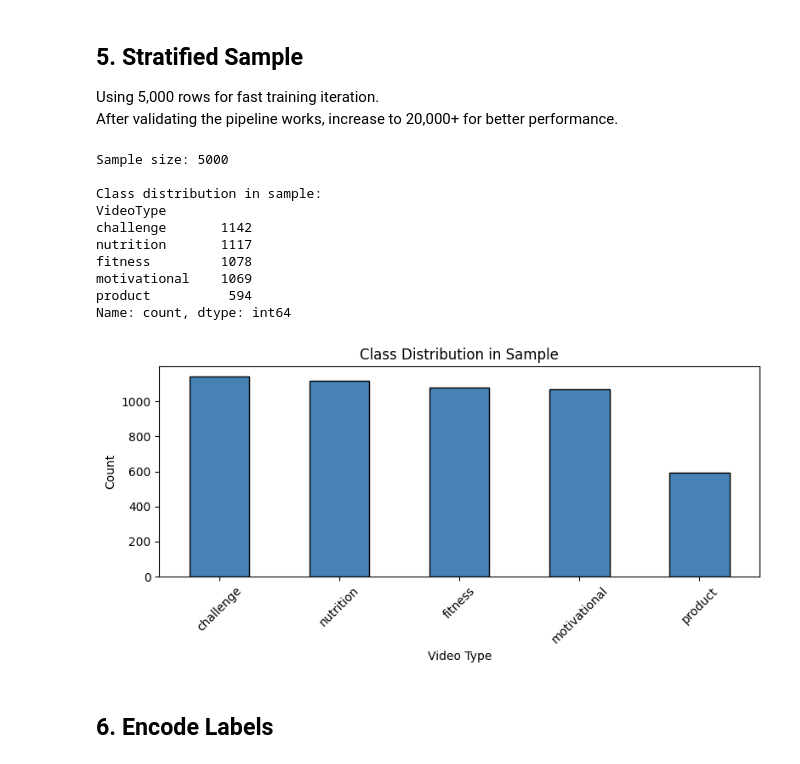
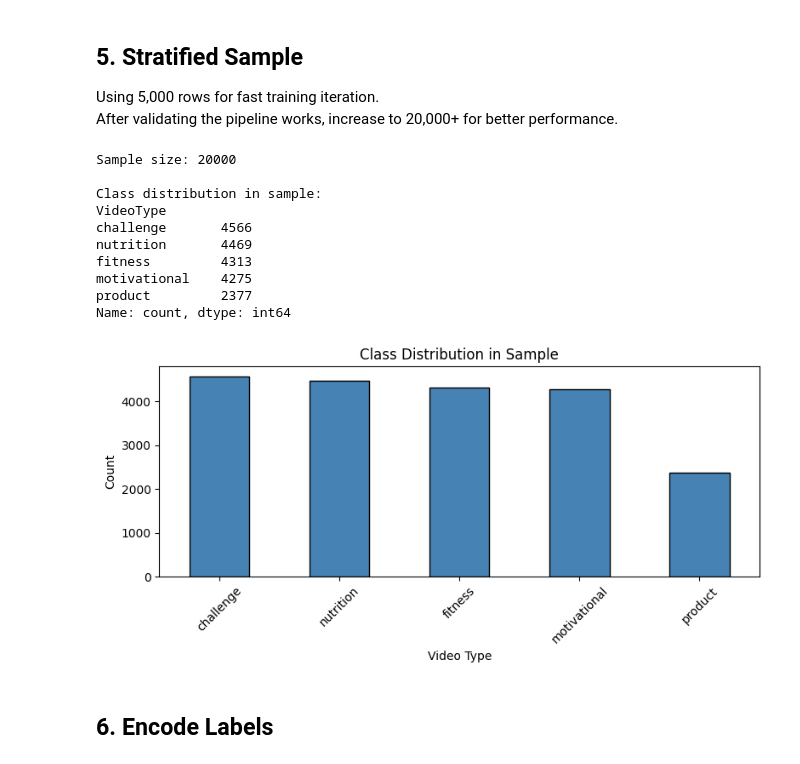
Before and after one commit to Anish06-crypto/fitness-comment-classifier, a Jupyter notebook: notebooks/fine-tuning-youtube-comments.ipynb, the cells around one changed output. Saved outputs shown, nothing was run; the diff lists cells and outputs as text; code cells hidden in the pictures.

Commit message:
stratified sample on 20k comments, confusion_matric result added, updated README

```diff
--- a/notebooks/fine-tuning-youtube-comments.ipynb
+++ b/notebooks/fine-tuning-youtube-comments.ipynb
@@ -143,41 +143,41 @@ Name: count, dtype: int64
 Using 5,000 rows for fast training iteration.
 After validating the pipeline works, increase to 20,000+ for better performance.
 # %%
-SAMPLE_SIZE = 5000  # Increase to 20000 once pipeline is validated
+SAMPLE_SIZE = 20000  # Increase to 20000 once pipeline is validated
 
 # Stratified sample — preserves class ratios
 df_sample, _ = train_test_split(
     df,
     train_size=SAMPLE_SIZE,
     stratify=df['VideoType'],
     random_state=42
 )
 
 print(f"Sample size: {len(df_sample)}")
 print(f"\nClass distribution in sample:")
 print(df_sample['VideoType'].value_counts())
 
 # Visualise
 plt.figure(figsize=(8, 4))
 df_sample['VideoType'].value_counts().plot(kind='bar', color='steelblue', edgecolor='black')
 plt.title('Class Distribution in Sample')
 plt.xlabel('Video Type')
 plt.ylabel('Count')
 plt.xticks(rotation=45)
 plt.tight_layout()
 plt.show()
 # %% [output]
-Sample size: 5000
+Sample size: 20000
 
 Class distribution in sample:
 VideoType
-challenge       1142
-nutrition       1117
-fitness         1078
-motivational    1069
-product          594
+challenge       4566
+nutrition       4469
+fitness         4313
+motivational    4275
+product         2377
 Name: count, dtype: int64
-[figure, old version]
+[figure, new version]
 # %% [markdown]
 ## 6. Encode Labels
 # %%
```
Also changed, not shown: parts of 12 cells of this notebook, 3 other files.
